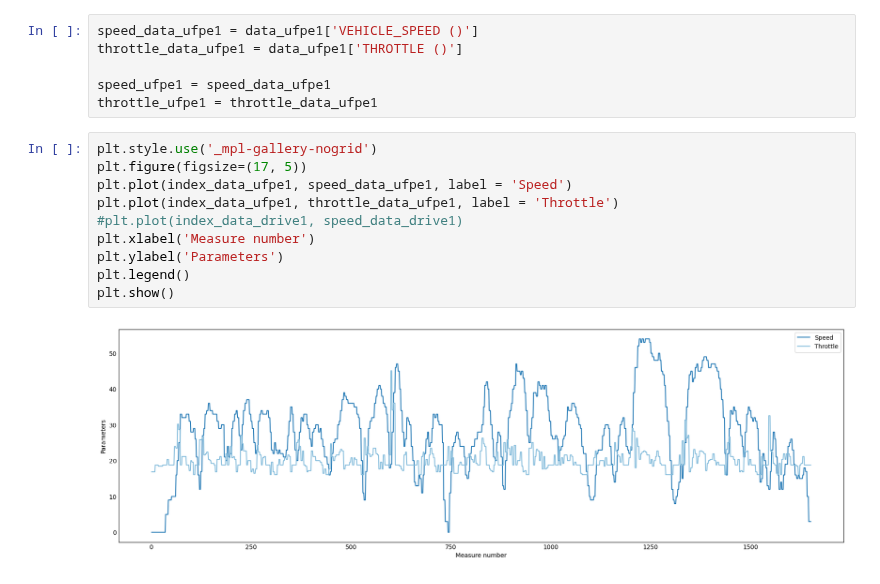
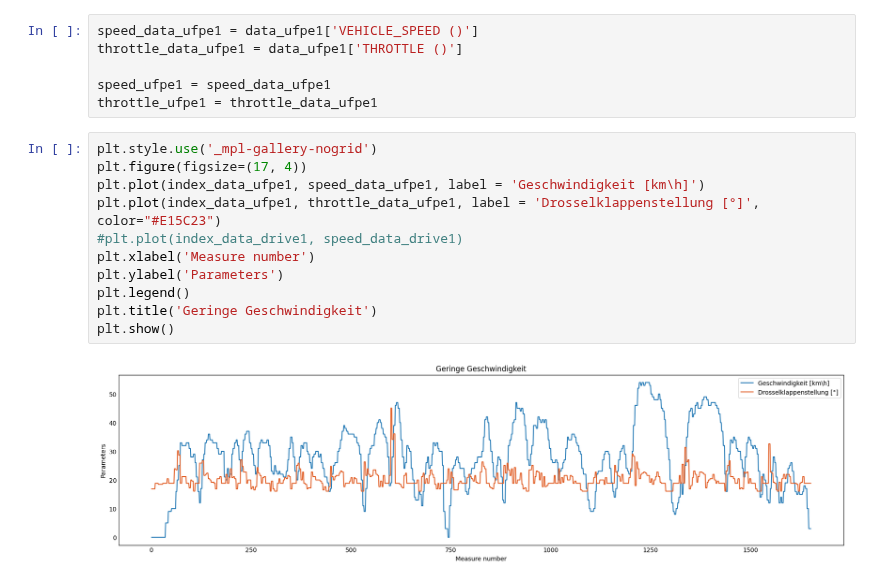
Before and after one commit to camila-duarte/verbrennungsmotoren, a Jupyter notebook: analyse/per_mode.ipynb, the cells around one changed output. Drawn from its saved outputs; the diff is of its cells as text.

```diff
--- a/analyse/per_mode.ipynb
+++ b/analyse/per_mode.ipynb
@@ -166,13 +180,14 @@ speed_ufpe1 = speed_data_ufpe1
 throttle_ufpe1 = throttle_data_ufpe1
 # %%
 plt.style.use('_mpl-gallery-nogrid')
-plt.figure(figsize=(17, 5))
-plt.plot(index_data_ufpe1, speed_data_ufpe1, label = 'Speed')
-plt.plot(index_data_ufpe1, throttle_data_ufpe1, label = 'Throttle')
+plt.figure(figsize=(17, 4))
+plt.plot(index_data_ufpe1, speed_data_ufpe1, label = 'Geschwindigkeit [km\h]')
+plt.plot(index_data_ufpe1, throttle_data_ufpe1, label = 'Drosselklappenstellung [°]', color="#E15C23")
 #plt.plot(index_data_drive1, speed_data_drive1)
 plt.xlabel('Measure number')
 plt.ylabel('Parameters')
 plt.legend()
+plt.title('Geringe Geschwindigkeit')
 plt.show()
 # %% [output]
-[figure, old version]
+[figure, new version]
```
Also changed, not shown: parts of 6 cells of this notebook, 4 other files.
